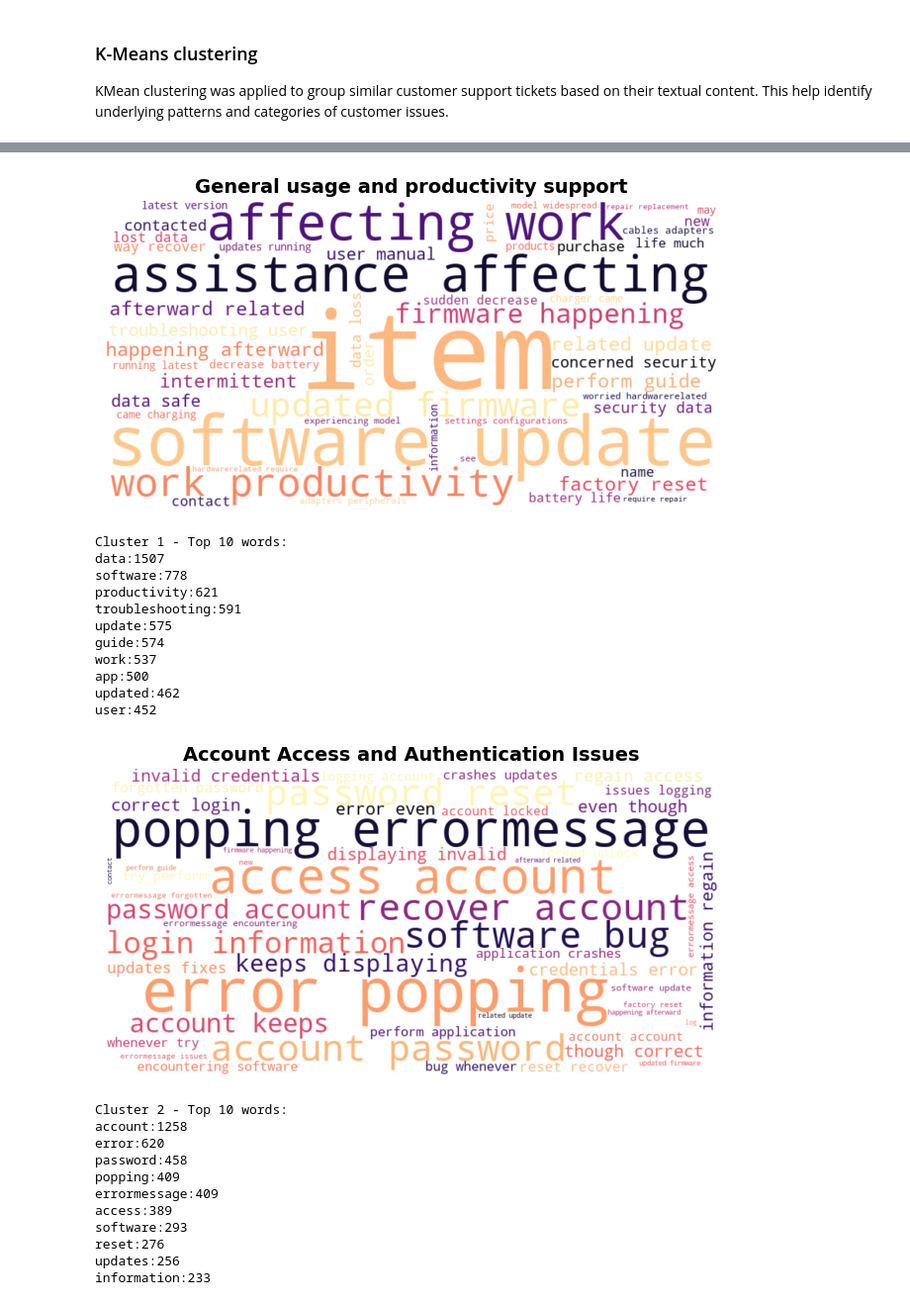
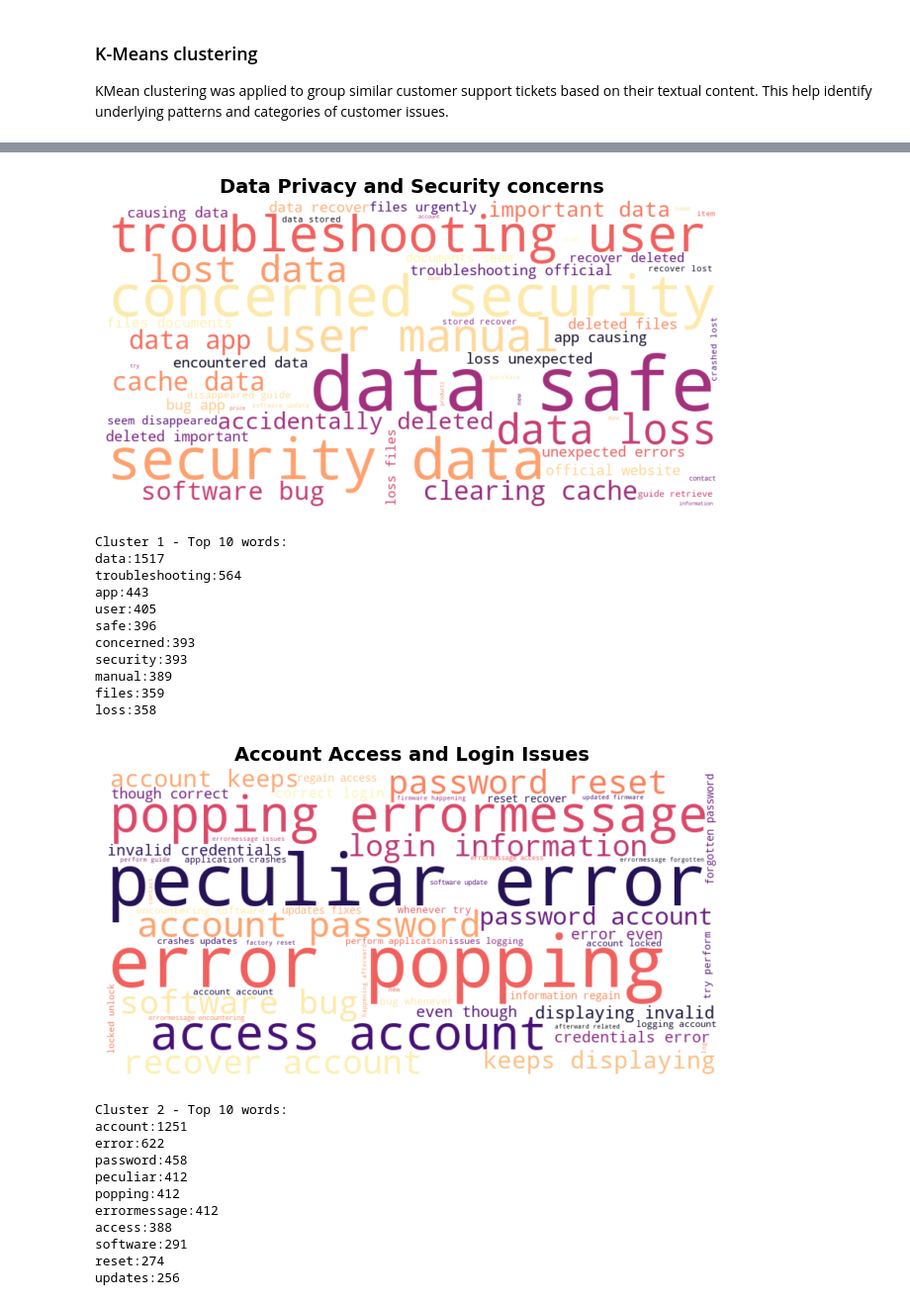
Before and after one commit to Razan-88/TextAnalytics-CW-Task4, a Jupyter notebook: research_notebooks/TF-IDF and KMeans.ipynb, the cells around one changed output, grey strips where cells are left out. Shown at 99% size. Drawn from its saved outputs; the diff is of its cells as text; code cells hidden in the pictures.

```diff
--- a/research_notebooks/TF-IDF and KMeans.ipynb
+++ b/research_notebooks/TF-IDF and KMeans.ipynb
@@ -43,7 +44,7 @@ print(x.shape)
 The clean data was converted into numerical format using IF-IDF vectorisation. This allows for processing the text data by representing each document as a vector of features
 # %%
 #K-Means
-kmeans = KMeans(n_clusters=3, random_state=42)
+kmeans = KMeans(n_clusters=4, random_state=42)
 df['cluster'] = kmeans.fit_predict(x)
 df.head()
 # %% [output]
@@ -59,9 +60,10 @@ KMean clustering was applied to group similar customer support tickets based on
 # %%
 # Wordclouds for each cluster
 topic_mapping = {
-    0: "Connectivity/Network & Device Issues",
-    1: "General usage and productivity support",
-    2: "Account Access and Authentication Issues"
+    0: "Connectivity/Network and Device Issues",
+    1: "Data Privacy and Security concerns",
+    2: "Account Access and Login Issues",
+    3: "General Usage and productivity issues"
 }
 df['cluster_name'] = df['cluster'].map(topic_mapping)
 n_clusters = len(df['cluster'].unique())
@@ -102,24 +104,24 @@ correctly:213
-[figure, old version]
+[figure, new version]
 Cluster 1 - Top 10 words:
-data:1507
-software:778
-productivity:621
-troubleshooting:591
-update:575
-guide:574
-work:537
-app:500
-updated:462
-user:452
+data:1517
+troubleshooting:564
+app:443
+user:405
+safe:396
+concerned:393
+security:393
+manual:389
+files:359
+loss:358
-[figure, old version]
+[figure, new version]
 Cluster 2 - Top 10 words:
-account:1258
-error:620
+account:1251
+error:622
 password:458
-popping:409
-errormessage:409
-access:389
-software:293
-reset:276
+peculiar:412
+popping:412
+errormessage:412
+access:388
+software:291
+reset:274
 updates:256
-information:233
```
Also changed, not shown: parts of 5 cells of this notebook.
